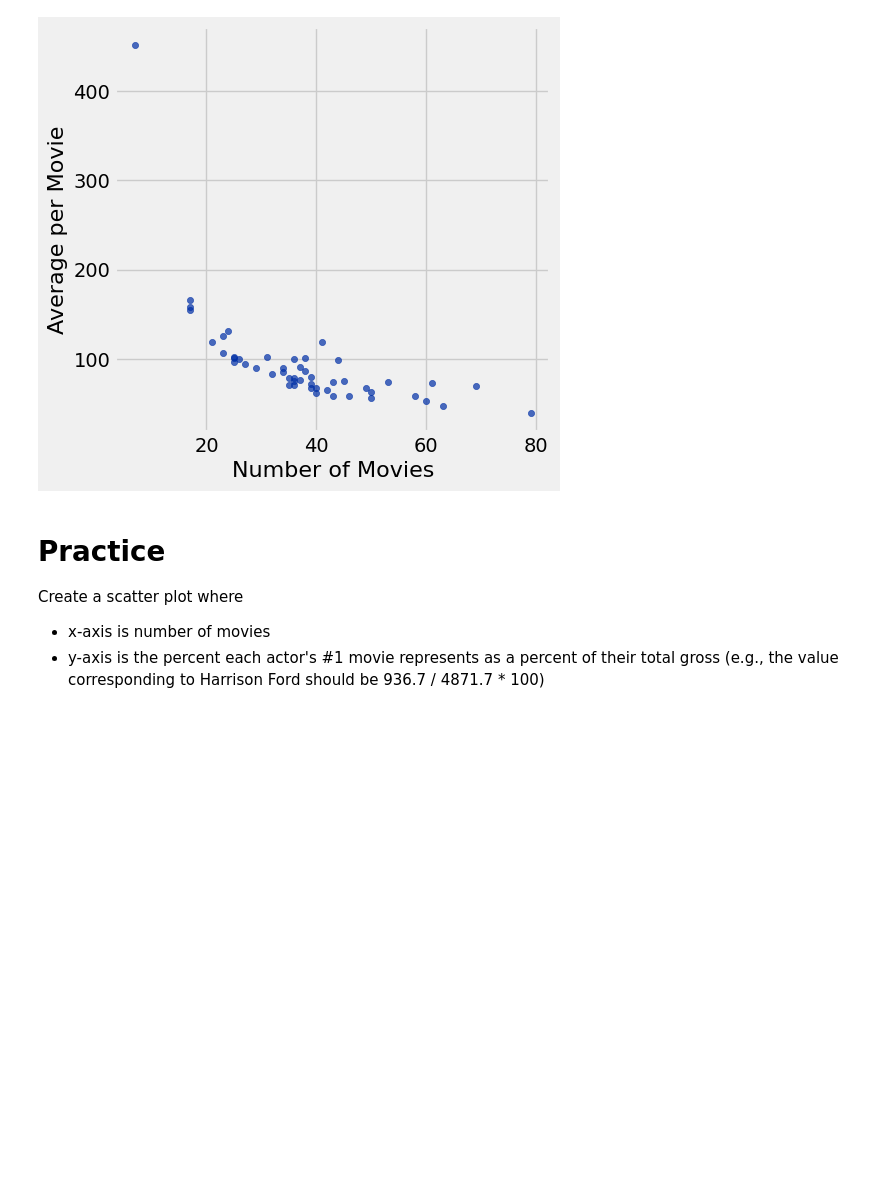
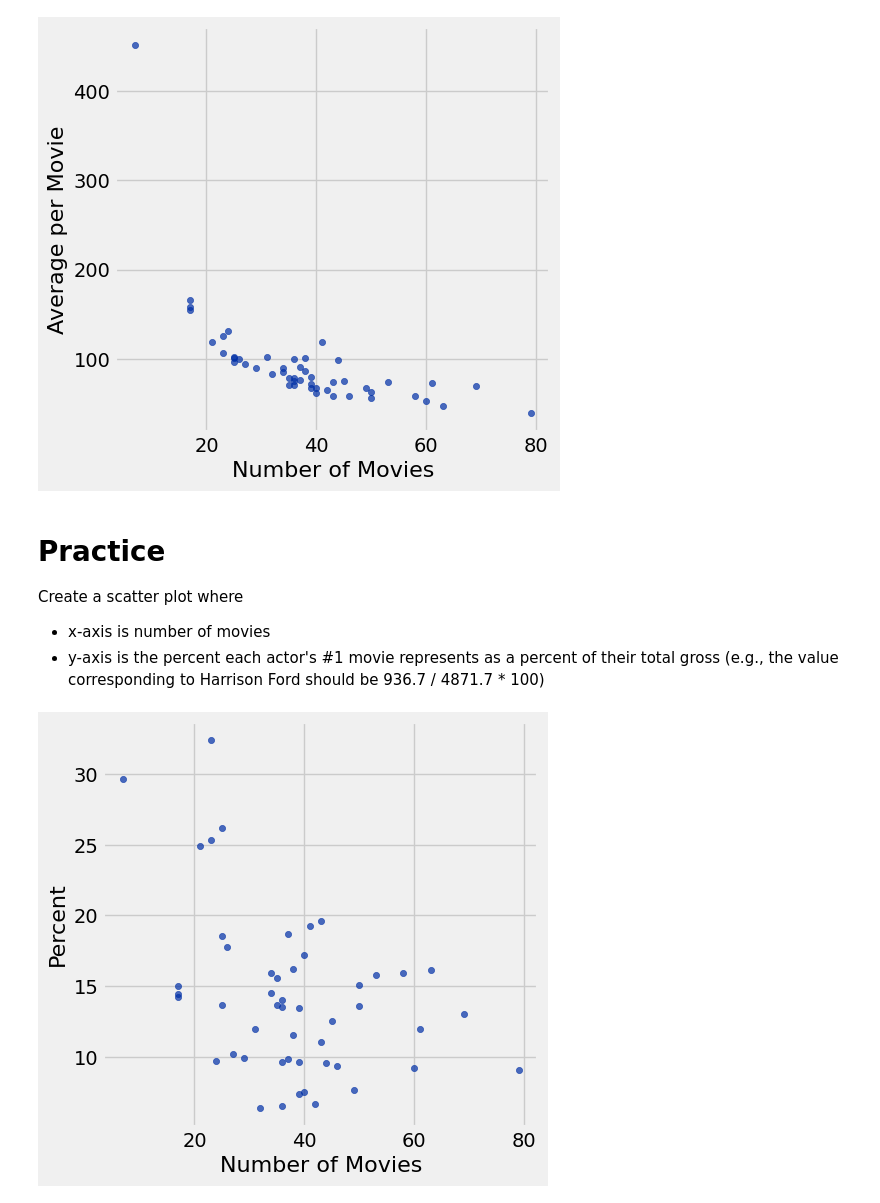
Before and after one commit to cplahn/cplahn_DATA_Fall, a Jupyter notebook: visualizations/visualizations.ipynb, the cells around one changed output. Cells and saved outputs as stored; diff of their text form; code cells hidden in the pictures; blank space fills up the shorter version.

```diff
--- a/visualizations/visualizations.ipynb
+++ b/visualizations/visualizations.ipynb
@@ -148,3 +148,8 @@ actors.scatter('Number of Movies', 'Average per Movie')
 Create a scatter plot where
 * x-axis is number of movies
 * y-axis is the percent each actor's #1 movie represents as a percent of their total gross (e.g., the value corresponding to Harrison Ford should be 936.7 / 4871.7 * 100)
+# %%
+actors_with_percent=actors.with_column('Percent',actors.column('Gross')/actors.column('Total Gross')*100)
+actors_with_percent.scatter('Number of Movies','Percent')
+# %% [output]
+[figure, added]
```
Also changed, not shown: 11 other files.
